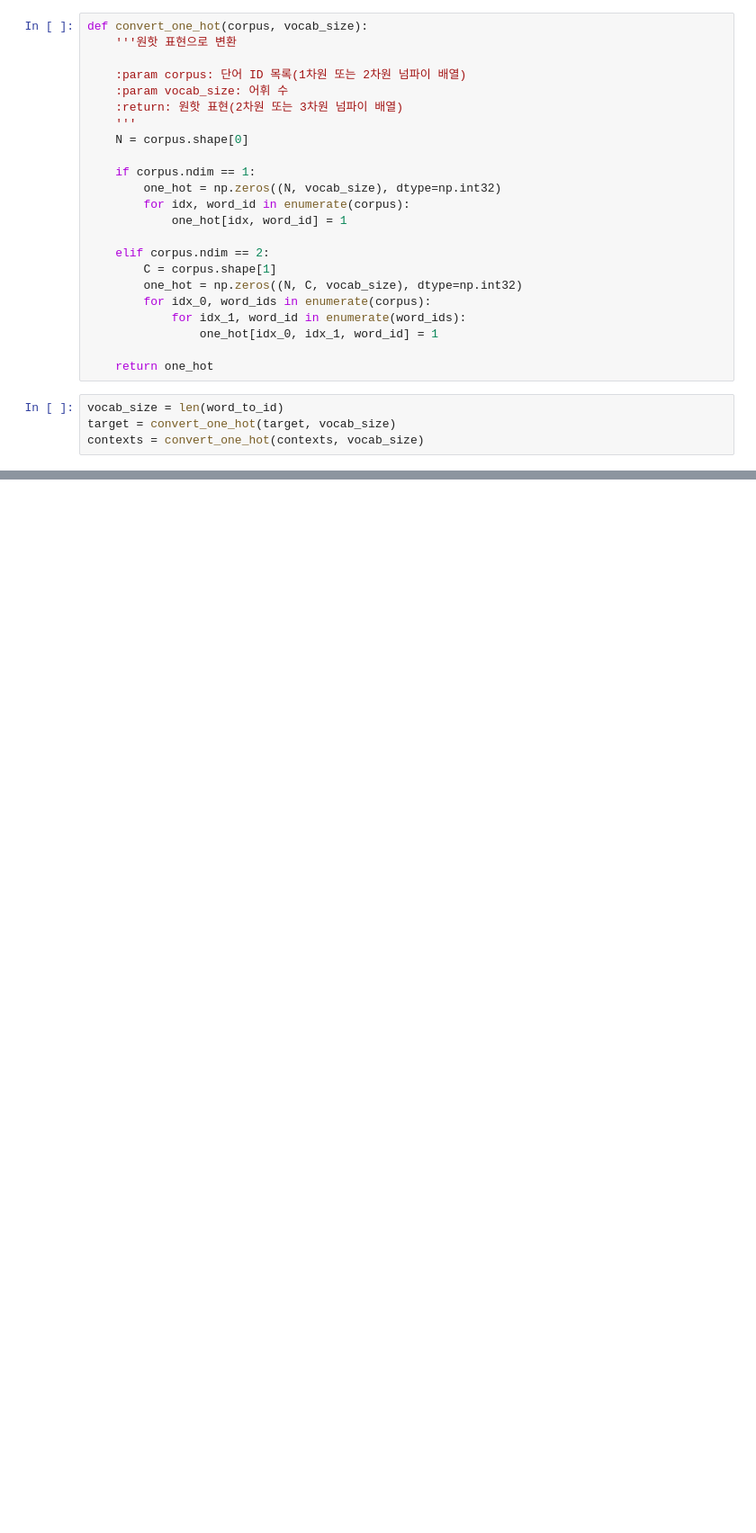
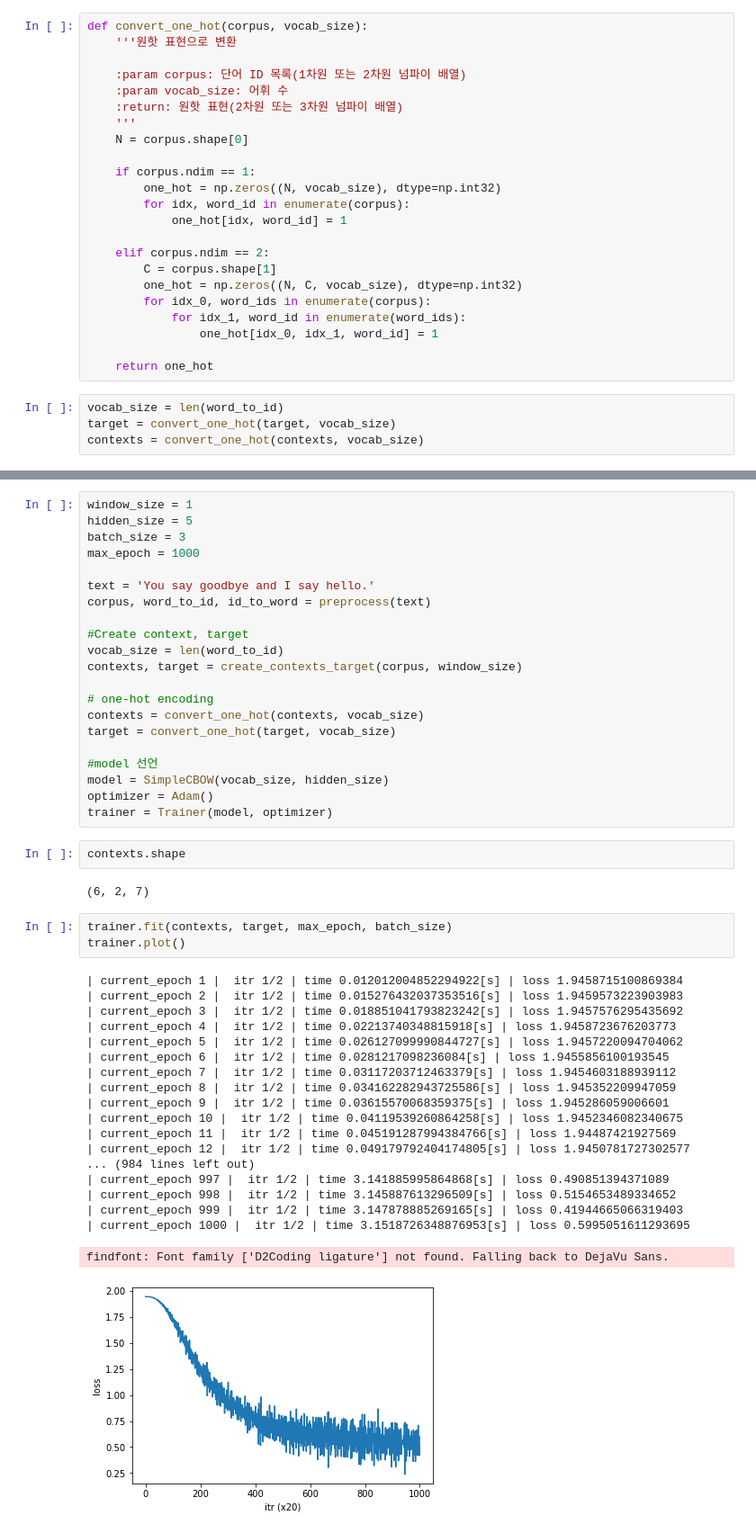
Before and after one commit to dongyoung0/NLP-from-scratch, a Jupyter notebook: practice/ch03_prac.ipynb, the cells around one changed output, grey strips where cells are left out. Shown at 90% size. Drawn from its saved outputs; the diff is of its cells as text; blank space fills up the shorter version.

```diff
--- a/practice/ch03_prac.ipynb
+++ b/practice/ch03_prac.ipynb
@@ -183,0 +199,48 @@ class SimpleCBOW:
+# %%
+window_size = 1
+hidden_size = 5
+batch_size = 3
+max_epoch = 1000
+
+text = 'You say goodbye and I say hello.'
+corpus, word_to_id, id_to_word = preprocess(text)
+
+#Create context, target
+vocab_size = len(word_to_id)
+contexts, target = create_contexts_target(corpus, window_size)
+
+# one-hot encoding
+contexts = convert_one_hot(contexts, vocab_size)
+target = convert_one_hot(target, vocab_size)
+
+#model 선언
+model = SimpleCBOW(vocab_size, hidden_size)
+optimizer = Adam()
+trainer = Trainer(model, optimizer)
+# %%
+contexts.shape
+# %% [output]
+(6, 2, 7)
+# %%
+trainer.fit(contexts, target, max_epoch, batch_size)
+trainer.plot()
+# %% [output]
+| current_epoch 1 |  itr 1/2 | time 0.012012004852294922[s] | loss 1.9458715100869384
+| current_epoch 2 |  itr 1/2 | time 0.015276432037353516[s] | loss 1.9459573223903983
+| current_epoch 3 |  itr 1/2 | time 0.018851041793823242[s] | loss 1.9457576295435692
+| current_epoch 4 |  itr 1/2 | time 0.02213740348815918[s] | loss 1.9458723676203773
+| current_epoch 5 |  itr 1/2 | time 0.026127099990844727[s] | loss 1.9457220094704062
+| current_epoch 6 |  itr 1/2 | time 0.0281217098236084[s] | loss 1.9455856100193545
+| current_epoch 7 |  itr 1/2 | time 0.03117203712463379[s] | loss 1.9454603188939112
+| current_epoch 8 |  itr 1/2 | time 0.034162282943725586[s] | loss 1.945352209947059
+| current_epoch 9 |  itr 1/2 | time 0.03615570068359375[s] | loss 1.945286059006601
+| current_epoch 10 |  itr 1/2 | time 0.04119539260864258[s] | loss 1.9452346082340675
+| current_epoch 11 |  itr 1/2 | time 0.045191287994384766[s] | loss 1.94487421927569
+| current_epoch 12 |  itr 1/2 | time 0.049179792404174805[s] | loss 1.9450781727302577
+... (984 lines left out)
+| current_epoch 997 |  itr 1/2 | time 3.141885995864868[s] | loss 0.490851394371089
+| current_epoch 998 |  itr 1/2 | time 3.145887613296509[s] | loss 0.5154653489334652
+| current_epoch 999 |  itr 1/2 | time 3.147878885269165[s] | loss 0.41944665066319403
+| current_epoch 1000 |  itr 1/2 | time 3.1518726348876953[s] | loss 0.5995051611293695
+findfont: Font family ['D2Coding ligature'] not found. Falling back to DejaVu Sans.
+[figure, added]
```
Also changed, not shown: parts of 16 cells of this notebook, 2 other files.
